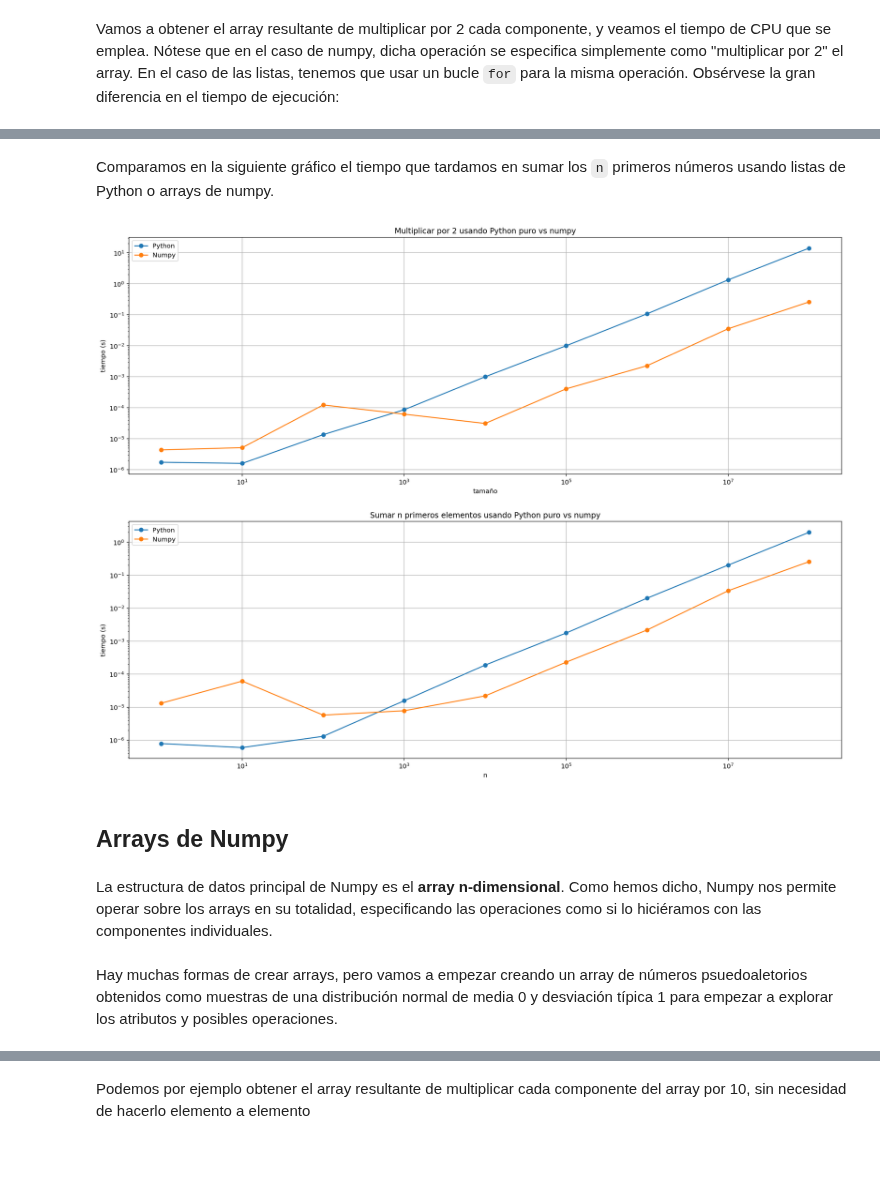
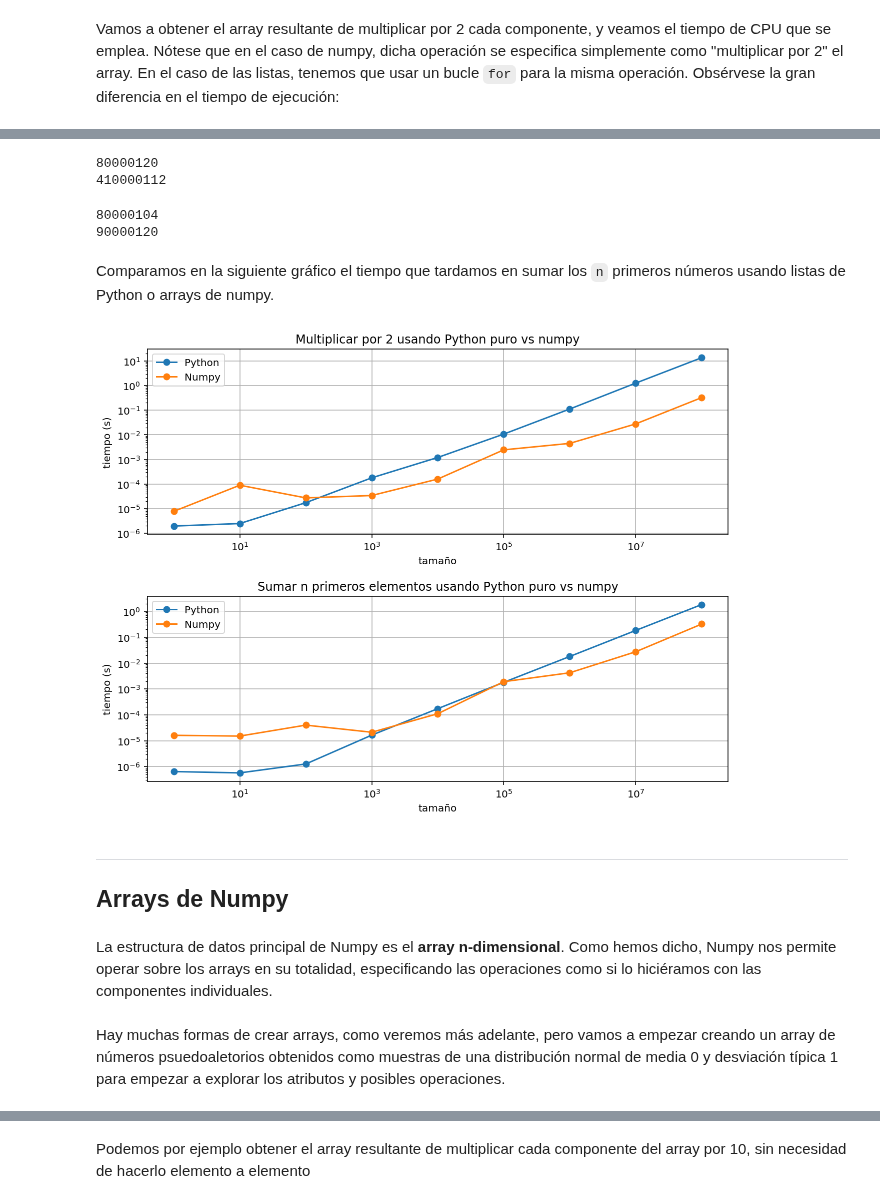
Before and after one commit to javlintor/curso-python-us, a Jupyter notebook: _build/jupyter_execute/notebooks/numpy/introduction-numpy.ipynb, the cells around one changed output, grey strips where cells are left out. Cells and saved outputs as stored; diff of their text form; code cells hidden in the pictures; blank space fills up the shorter version.

```diff
--- a/_build/jupyter_execute/notebooks/numpy/introduction-numpy.ipynb
+++ b/_build/jupyter_execute/notebooks/numpy/introduction-numpy.ipynb
@@ -31,2 +43,17 @@ Vamos a obtener el array resultante de multiplicar por 2 cada componente, y veam
+# %%
+from pympler.asizeof import asizeof
+print(asizeof(arr1))
+print(asizeof(list1))
+# %% [output]
+80000120
+410000112
+# %%
+# cuidado con usar sys.getsizeof en estos casos
+import sys
+print(sys.getsizeof(arr1))
+print(sys.getsizeof(list1))
+# %% [output]
+80000104
+90000120
 # %% [markdown]
 Comparamos en la siguiente gráfico el tiempo que tardamos en sumar los `n` primeros números usando listas de Python o arrays de numpy.
@@ -71,34 +98,36 @@ t_duplicate_numpy = [get_duplicate_time_numpy(i) for i in n]
 t_sum_python= [get_sum_time_python(i) for i in n]
 t_sum_numpy = [get_sum_time_numpy(i) for i in n]
 # %%
-fig, ax = plt.subplots(2, 1, figsize=(20, 15))
+fig, ax = plt.subplots(2, 1, figsize=(9, 7))
 ax[0].plot(n, t_duplicate_python, "o-", label="Python")
 ax[0].plot(n, t_duplicate_numpy, "o-", label="Numpy")
 ax[0].set_xscale("log")
 ax[0].set_yscale("log")
 ax[0].set_xlabel("tamaño")
 ax[0].set_ylabel("tiempo (s)")
 ax[0].set_title("Multiplicar por 2 usando Python puro vs numpy")
 ax[0].grid(True)
 ax[0].legend()
 ax[1].plot(n, t_sum_python, "o-", label="Python")
 ax[1].plot(n, t_sum_numpy, "o-", label="Numpy")
 ax[1].set_xscale("log")
 ax[1].set_yscale("log")
-ax[1].set_xlabel("n")
+ax[1].set_xlabel("tamaño")
 ax[1].set_ylabel("tiempo (s)")
 ax[1].set_title("Sumar n primeros elementos usando Python puro vs numpy")
 ax[1].grid(True)
 ax[1].legend()
+fig.tight_layout()
 fig.show()
 # %% [output]
-[figure, old version]
+[figure, new version]
 # %% [markdown]
+---
 ## Arrays de Numpy
 # %% [markdown]
 La estructura de datos principal de Numpy es el **array n-dimensional**. Como hemos dicho, Numpy nos permite operar sobre los arrays en su totalidad,  especificando las operaciones como si lo hiciéramos con las componentes individuales.
 # %% [markdown]
-Hay muchas formas de crear arrays, pero vamos a empezar creando un array de números psuedoaletorios obtenidos como muestras de una distribución normal de media 0 y desviación típica 1 para empezar a explorar los atributos y posibles operaciones.
+Hay muchas formas de crear arrays, como veremos más adelante, pero vamos a empezar creando un array de números psuedoaletorios obtenidos como muestras de una distribución normal de media 0 y desviación típica 1 para empezar a explorar los atributos y posibles operaciones.
 # %%
 data = np.random.randn(2, 3)
 data
```
Also changed, not shown: parts of 208 cells of this notebook, 38 other files.
